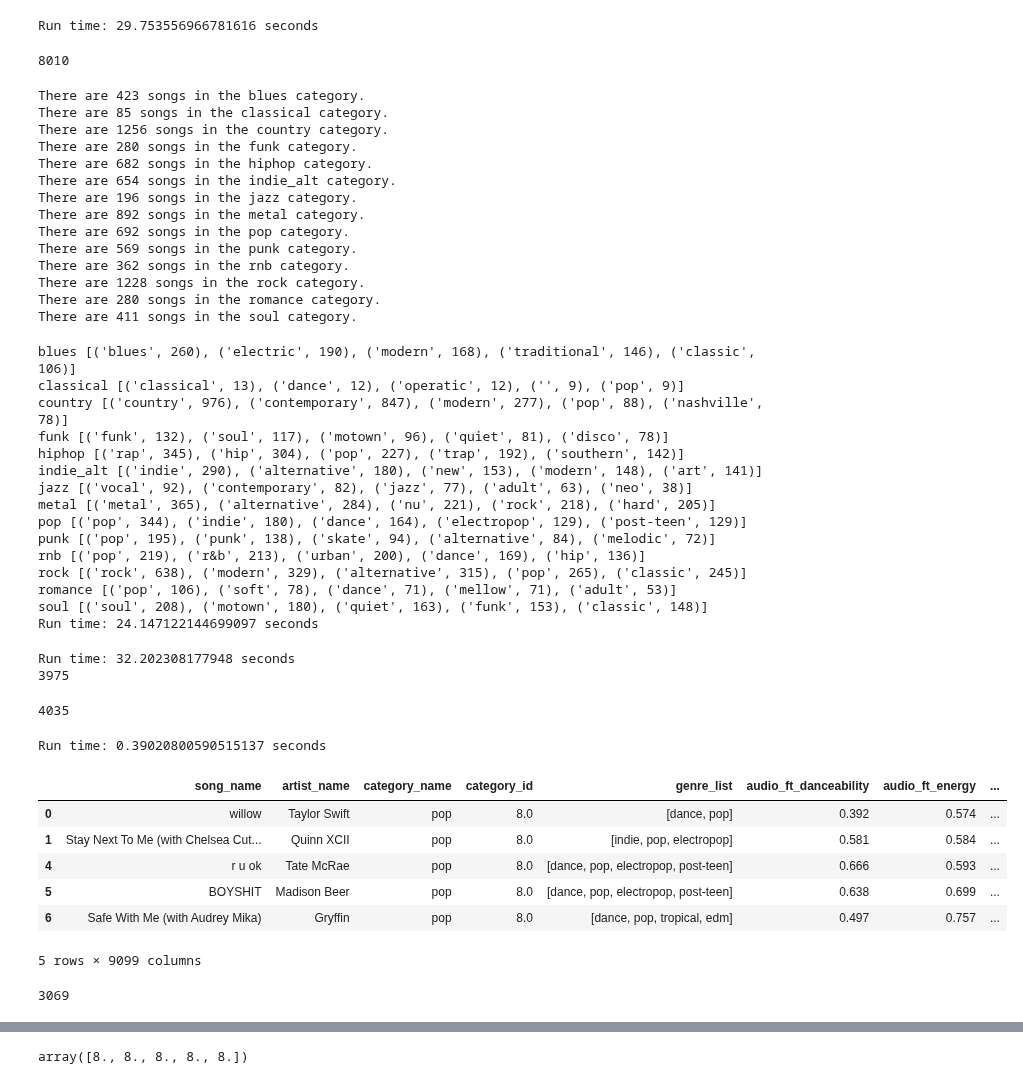
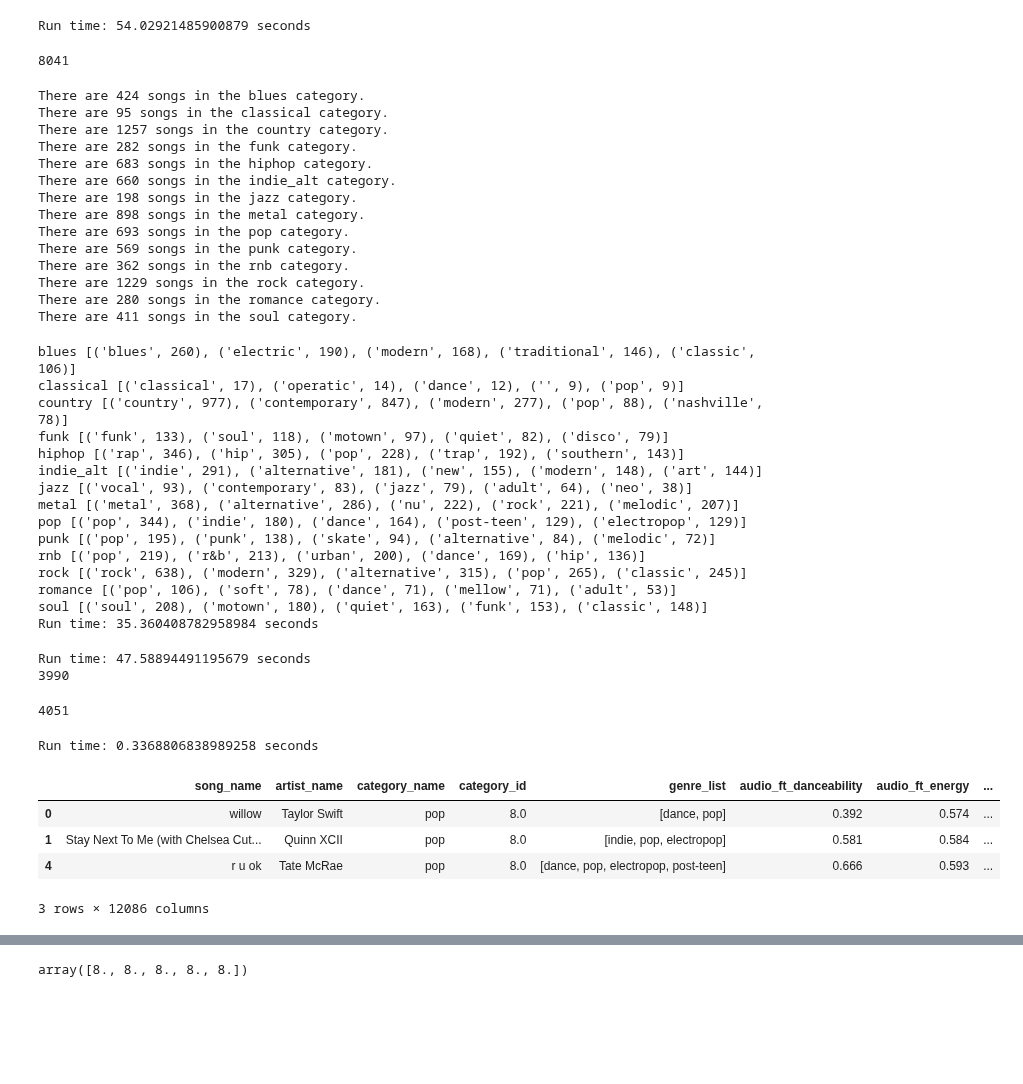
Before and after one commit to hannahkidwell/NLP-Spotify-Genres, a Jupyter notebook: random_forest_model.ipynb, the cells around one changed output, grey strips where cells are left out. Saved outputs shown, nothing was run; the diff lists cells and outputs as text; code cells hidden in the pictures; blank space fills up the shorter version.

```diff
--- a/random_forest_model.ipynb
+++ b/random_forest_model.ipynb
@@ -54,36 +52,36 @@ soul 13.0
 # Create a genre lists column
 t0 = time.time()
 genre_lists = []
-for index, row in filtered_lyric_SF_df.iterrows():
+for index, row in filtered_lyric_TF_df.iterrows():
     genres = row['genre_list'].replace('[', '').replace(']', '').replace("'", '').split(', ')
     genre_lists.append(genres)
 t1 = time.time()
 print(f'Run time: {t1-t0} seconds')
 len(genre_lists)
 # %% [output]
-Run time: 29.753556966781616 seconds
+Run time: 54.02921485900879 seconds
-8010
+8041
 # %%
 # Replace the genre_list column
-filtered_lyric_SF_df['genre_list'] = genre_lists
+filtered_lyric_TF_df['genre_list'] = genre_lists
 # %%
 # Print how many songs there are in each category
 for cat in category_list:
-    song_count = len(filtered_lyric_SF_df[filtered_lyric_SF_df['category_name']==cat])
+    song_count = len(filtered_lyric_TF_df[filtered_lyric_TF_df['category_name']==cat])
     print(f'There are {song_count} songs in the {cat} category.')
 # %% [output]
-There are 423 songs in the blues category.
-There are 85 songs in the classical category.
-There are 1256 songs in the country category.
-There are 280 songs in the funk category.
-There are 682 songs in the hiphop category.
-There are 654 songs in the indie_alt category.
-There are 196 songs in the jazz category.
-There are 892 songs in the metal category.
-There are 692 songs in the pop category.
+There are 424 songs in the blues category.
+There are 95 songs in the classical category.
+There are 1257 songs in the country category.
+There are 282 songs in the funk category.
+There are 683 songs in the hiphop category.
+There are 660 songs in the indie_alt category.
+There are 198 songs in the jazz category.
+There are 898 songs in the metal category.
+There are 693 songs in the pop category.
 There are 569 songs in the punk category.
 There are 362 songs in the rnb category.
-There are 1228 songs in the rock category.
+There are 1229 songs in the rock category.
 There are 280 songs in the romance category.
 There are 411 songs in the soul category.
 # %%
@@ -92,7 +90,7 @@ t0 = time.time()
 category_genres = {}
 for category in category_list:
     genres = []
-    for index, row in filtered_lyric_SF_df[filtered_lyric_SF_df['category_name']==category].iterrows():
+    for index, row in filtered_lyric_TF_df[filtered_lyric_TF_df['category_name']==category].iterrows():
         genres.extend(row['genre_list'])
     unique_genres = list(set(genres))
     genre_counts = []
@@ -104,20 +102,20 @@ t1 = time.time()
 print(f'Run time: {t1-t0} seconds')
 # %% [output]
 blues [('blues', 260), ('electric', 190), ('modern', 168), ('traditional', 146), ('classic', 106)]
-classical [('classical', 13), ('dance', 12), ('operatic', 12), ('', 9), ('pop', 9)]
-country [('country', 976), ('contemporary', 847), ('modern', 277), ('pop', 88), ('nashville', 78)]
-funk [('funk', 132), ('soul', 117), ('motown', 96), ('quiet', 81), ('disco', 78)]
-hiphop [('rap', 345), ('hip', 304), ('pop', 227), ('trap', 192), ('southern', 142)]
-indie_alt [('indie', 290), ('alternative', 180), ('new', 153), ('modern', 148), ('art', 141)]
-jazz [('vocal', 92), ('contemporary', 82), ('jazz', 77), ('adult', 63), ('neo', 38)]
-metal [('metal', 365), ('alternative', 284), ('nu', 221), ('rock', 218), ('hard', 205)]
-pop [('pop', 344), ('indie', 180), ('dance', 164), ('electropop', 129), ('post-teen', 129)]
+classical [('classical', 17), ('operatic', 14), ('dance', 12), ('', 9), ('pop', 9)]
+country [('country', 977), ('contemporary', 847), ('modern', 277), ('pop', 88), ('nashville', 78)]
+funk [('funk', 133), ('soul', 118), ('motown', 97), ('quiet', 82), ('disco', 79)]
+hiphop [('rap', 346), ('hip', 305), ('pop', 228), ('trap', 192), ('southern', 143)]
+indie_alt [('indie', 291), ('alternative', 181), ('new', 155), ('modern', 148), ('art', 144)]
+jazz [('vocal', 93), ('contemporary', 83), ('jazz', 79), ('adult', 64), ('neo', 38)]
+metal [('metal', 368), ('alternative', 286), ('nu', 222), ('rock', 221), ('melodic', 207)]
+pop [('pop', 344), ('indie', 180), ('dance', 164), ('post-teen', 129), ('electropop', 129)]
 punk [('pop', 195), ('punk', 138), ('skate', 94), ('alternative', 84), ('melodic', 72)]
 rnb [('pop', 219), ('r&b', 213), ('urban', 200), ('dance', 169), ('hip', 136)]
 rock [('rock', 638), ('modern', 329), ('alternative', 315), ('pop', 265), ('classic', 245)]
 romance [('pop', 106), ('soft', 78), ('dance', 71), ('mellow', 71), ('adult', 53)]
 soul [('soul', 208), ('motown', 180), ('quiet', 163), ('funk', 153), ('classic', 148)]
-Run time: 24.147122144699097 seconds
+Run time: 35.360408782958984 seconds
 # %%
 # Find indeces to keep and indeces to remove
 t0 = time.time()
@@ -137,7 +135,7 @@ cat_genre_dict = {'pop': ['pop'],
                   'country': ['country']}
 indeces_to_keep = []
 indeces_to_remove = []
-for index, row in filtered_lyric_SF_df.iterrows():
+for index, row in filtered_lyric_TF_df.iterrows():
     keep = False
     category = row['category_name']
     for genre in cat_genre_dict[category]:
@@ -153,31 +151,20 @@ print(f'Run time: {t1-t0} seconds')
 print(len(indeces_to_keep))
 len(indeces_to_remove)
 # %% [output]
-Run time: 32.202308177948 seconds
-3975
+Run time: 47.58894491195679 seconds
+3990
-4035
+4051
 # %%
 # Create non destructive copy and remove the unnecessary indeces
 t0 = time.time()
-filtered_lyric_SF_df2 = filtered_lyric_SF_df.drop(indeces_to_remove)
+filtered_lyric_TF_df2 = filtered_lyric_TF_df.drop(indeces_to_remove)
 t1 = time.time()
 print(f'Run time: {t1-t0} seconds')
-filtered_lyric_SF_df2.head()
+filtered_lyric_TF_df2.head(3)
 # %% [output]
-Run time: 0.39020800590515137 seconds
+Run time: 0.3368806838989258 seconds
 |  | song_name | artist_name | category_name | category_id | genre_list | audio_ft_danceability | audio_ft_energy | ... |
 | 0 | willow | Taylor Swift | pop | 8.0 | [dance, pop] | 0.392 | 0.574 | ... |
 | 1 | Stay Next To Me (with Chelsea Cut... | Quinn XCII | pop | 8.0 | [indie, pop, electropop] | 0.581 | 0.584 | ... |
 | 4 | r u ok | Tate McRae | pop | 8.0 | [dance, pop, electropop, post-teen] | 0.666 | 0.593 | ... |
-| 5 | BOYSHIT | Madison Beer | pop | 8.0 | [dance, pop, electropop, post-teen] | 0.638 | 0.699 | ... |
-| 6 | Safe With Me (with Audrey Mika) | Gryffin | pop | 8.0 | [dance, pop, tropical, edm] | 0.497 | 0.757 | ... |
-5 rows × 9099 columns
+3 rows × 12086 columns
-# %%
-# Remove the romance punk, and jazz categories
-filtered_lyric_SF_df2 = filtered_lyric_SF_df2[filtered_lyric_SF_df2['category_name']!='romance']
-filtered_lyric_SF_df2 = filtered_lyric_SF_df2[filtered_lyric_SF_df2['category_name']!='punk']
-filtered_lyric_SF_df2 = filtered_lyric_SF_df2[filtered_lyric_SF_df2['category_name']!='blues']
-filtered_lyric_SF_df2 = filtered_lyric_SF_df2[filtered_lyric_SF_df2['category_name']!='indie_alt']
-len(filtered_lyric_SF_df2)
-# %% [output]
-3069
```
Also changed, not shown: parts of 19 cells of this notebook.
